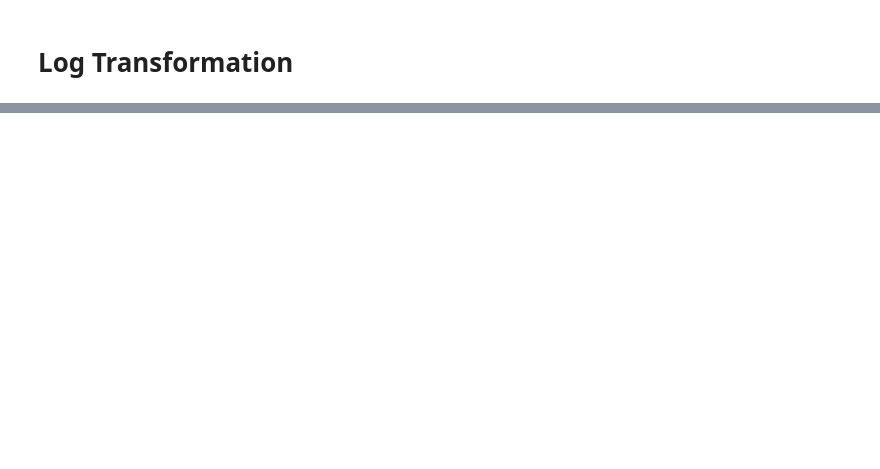
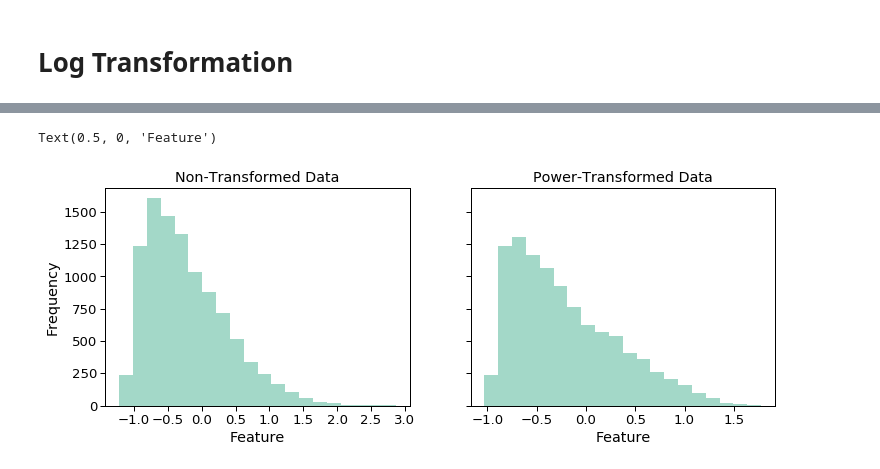
Before and after one commit to rohitfarmer/data-science-notes, a Jupyter notebook: notebooks/data-transformation.ipynb, the cells around one changed output, grey strips where cells are left out. Saved outputs shown, nothing was run; the diff lists cells and outputs as text; code cells hidden in the pictures; blank space fills up the shorter version.

```diff
--- a/notebooks/data-transformation.ipynb
+++ b/notebooks/data-transformation.ipynb
@@ -11,0 +97,19 @@ import seaborn as sns
+# %%
+data_pos = np.round(skewnorm.rvs(10, size=10000, loc = -1, random_state = 102), decimals = 2)
+arc_data_pos = np.arcsinh(data_pos)
+# %%
+fig, axs = plt.subplots(ncols=2, sharey = "all")
+fig.set_size_inches(12,4)
+sns.set_context(context = "paper", font_scale = 1.5)
+sns.set_palette('Dark2')
+h1 = sns.distplot(data_pos, bins = 20, ax=axs[0], kde = False)
+h1.set_title("Non-Transformed Data")
+h1.set_xlabel("Feature")
+h1.xaxis.set_major_locator(ticker.MultipleLocator(0.5))
+h1.set_ylabel("Frequency")
+h2 = sns.distplot(arc_data_pos, bins = 20, ax=axs[1], kde = False)
+h2.set_title("Power-Transformed Data")
+h2.set_xlabel("Feature")
+# %% [output]
+Text(0.5, 0, 'Feature')
+[figure, added]
```
Also changed, not shown: parts of 14 cells of this notebook, 29 other files.
